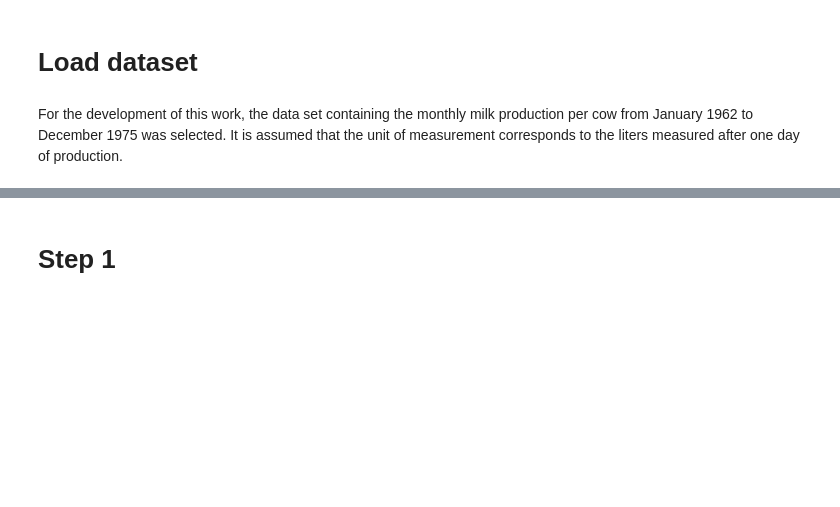
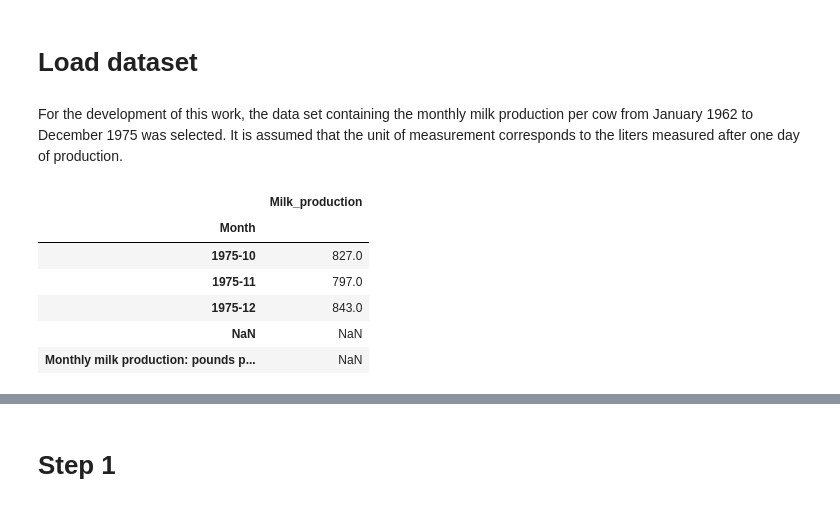
Before and after one commit to Jero2110/Advanced-ML_Phase-04, a Jupyter notebook: analysis/G01_Jeronimo_Ramos_Phase4.ipynb, the cells around one changed output, grey strips where cells are left out. Cells and saved outputs as stored; diff of their text form; code cells hidden in the pictures; blank space fills up the shorter version.

```diff
--- a/analysis/G01_Jeronimo_Ramos_Phase4.ipynb
+++ b/analysis/G01_Jeronimo_Ramos_Phase4.ipynb
@@ -23,3 +29,19 @@ For the development of this work, the data set containing the monthly milk produ
 # %%
 # We load the data from the GitHub repository to avoid problems
 # with importing it if working with a Colab kernel
+
+path = 'https://raw.githubusercontent.com/Jero2110/Advanced-ML_Phase-04/refs/heads/main/analysis/data/monthly-milk-production-pounds-p(in).csv'
+
+
+df = pd.read_csv(path, parse_dates=['Month'], index_col='Month')
+df = df.rename(columns={'Monthly milk production: pounds per cow. Jan 62 ? Dec 75': 'Milk_production'})
+
+df.tail()
+# %% [output]
+|  | Milk_production |
+| Month |  |
+| 1975-10 | 827.0 |
+| 1975-11 | 797.0 |
+| 1975-12 | 843.0 |
+| NaN | NaN |
+| Monthly milk production: pounds p... | NaN |
```
Also changed, not shown: parts of 12 cells of this notebook.
